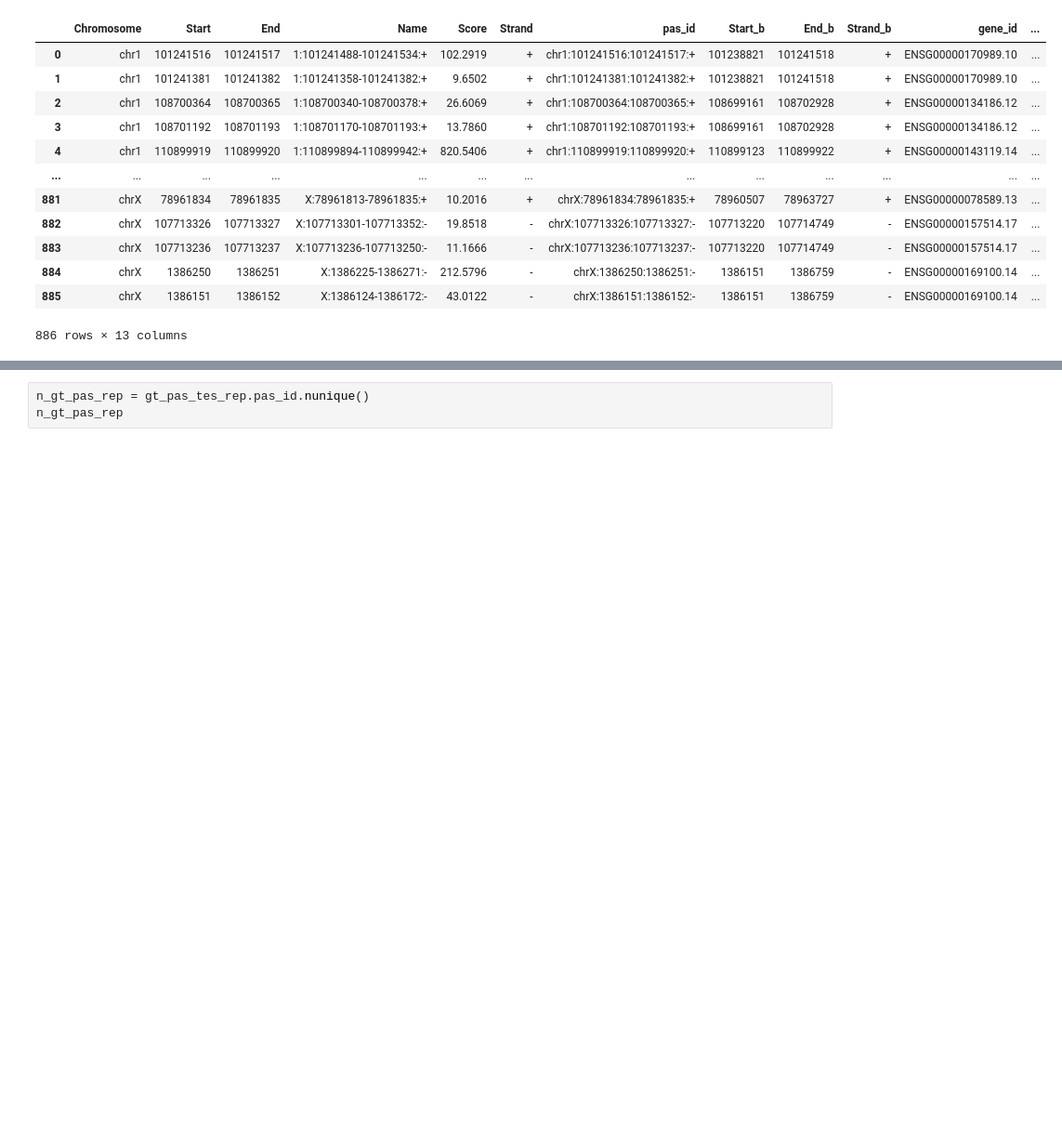
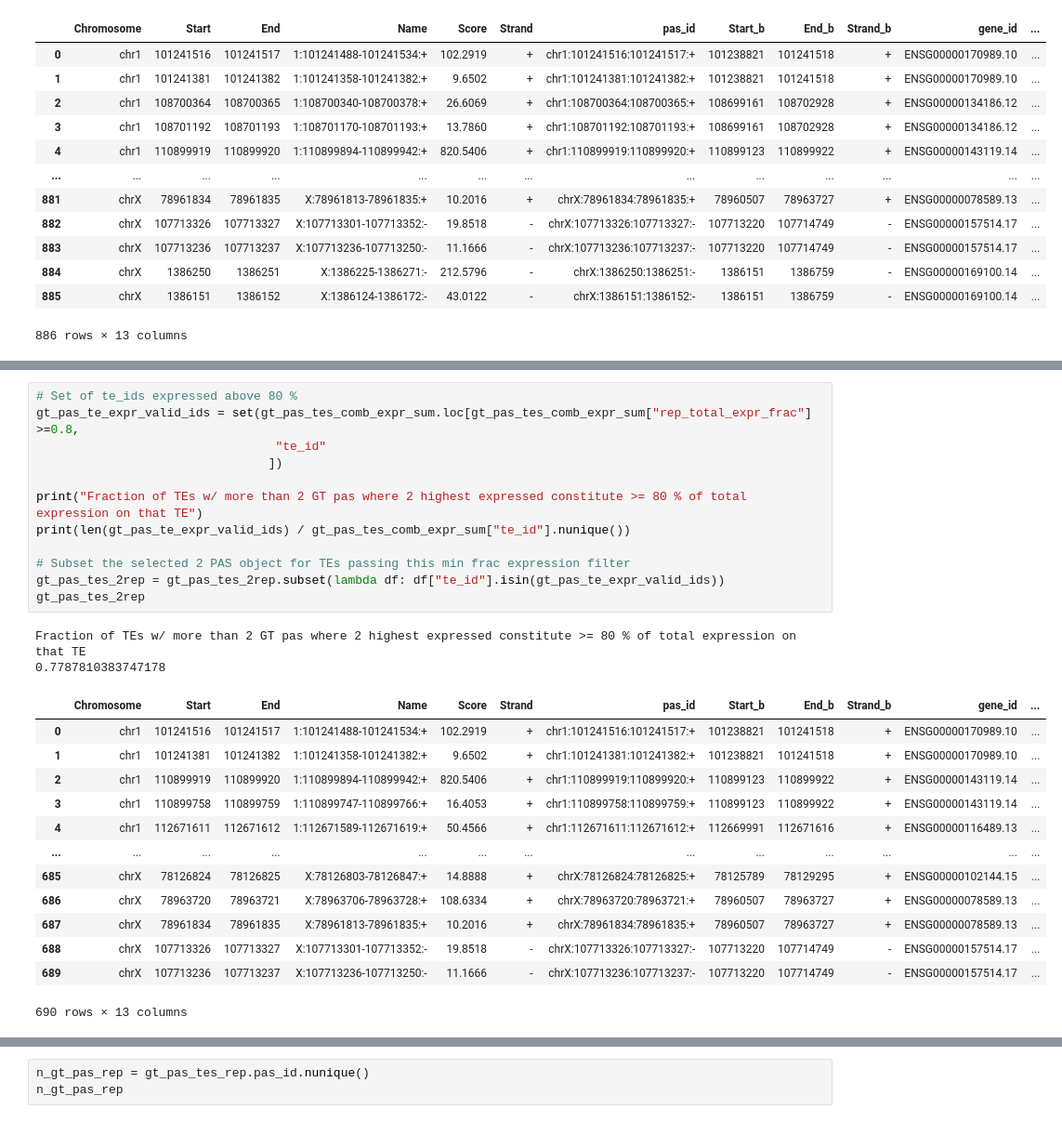
Before and after one commit to iRNA-COSI/APAeval, a Jupyter notebook: summary_workflows/relative_quantification/poc/relative_quant_poc.ipynb, the cells around one changed output, grey strips where cells are left out. Shown at 93% size. Saved outputs shown, nothing was run; the diff lists cells and outputs as text; blank space fills up the shorter version.

```diff
--- a/summary_workflows/relative_quantification/poc/relative_quant_poc.ipynb
+++ b/summary_workflows/relative_quantification/poc/relative_quant_poc.ipynb
@@ -784,3 +862,31 @@ gt_pas_tes_2rep
+# %%
+# Set of te_ids expressed above 80 %
+gt_pas_te_expr_valid_ids = set(gt_pas_tes_comb_expr_sum.loc[gt_pas_tes_comb_expr_sum["rep_total_expr_frac"] >=0.8,
+                                 "te_id"
+                                ])
+
+print("Fraction of TEs w/ more than 2 GT pas where 2 highest expressed constitute >= 80 % of total expression on that TE")
+print(len(gt_pas_te_expr_valid_ids) / gt_pas_tes_comb_expr_sum["te_id"].nunique())
+
+# Subset the selected 2 PAS object for TEs passing this min frac expression filter
+gt_pas_tes_2rep = gt_pas_tes_2rep.subset(lambda df: df["te_id"].isin(gt_pas_te_expr_valid_ids))
+gt_pas_tes_2rep
+# %% [output]
+Fraction of TEs w/ more than 2 GT pas where 2 highest expressed constitute >= 80 % of total expression on that TE
+0.7787810383747178
+|  | Chromosome | Start | End | Name | Score | Strand | pas_id | Start_b | End_b | Strand_b | gene_id | ... |
+| 0 | chr1 | 101241516 | 101241517 | 1:101241488-101241534:+ | 102.2919 | + | chr1:101241516:101241517:+ | 101238821 | 101241518 | + | ENSG00000170989.10 | ... |
+| 1 | chr1 | 101241381 | 101241382 | 1:101241358-101241382:+ | 9.6502 | + | chr1:101241381:101241382:+ | 101238821 | 101241518 | + | ENSG00000170989.10 | ... |
+| 2 | chr1 | 110899919 | 110899920 | 1:110899894-110899942:+ | 820.5406 | + | chr1:110899919:110899920:+ | 110899123 | 110899922 | + | ENSG00000143119.14 | ... |
+| 3 | chr1 | 110899758 | 110899759 | 1:110899747-110899766:+ | 16.4053 | + | chr1:110899758:110899759:+ | 110899123 | 110899922 | + | ENSG00000143119.14 | ... |
+| 4 | chr1 | 112671611 | 112671612 | 1:112671589-112671619:+ | 50.4566 | + | chr1:112671611:112671612:+ | 112669991 | 112671616 | + | ENSG00000116489.13 | ... |
+| ... | ... | ... | ... | ... | ... | ... | ... | ... | ... | ... | ... | ... |
+| 685 | chrX | 78126824 | 78126825 | X:78126803-78126847:+ | 14.8888 | + | chrX:78126824:78126825:+ | 78125789 | 78129295 | + | ENSG00000102144.15 | ... |
+| 686 | chrX | 78963720 | 78963721 | X:78963706-78963728:+ | 108.6334 | + | chrX:78963720:78963721:+ | 78960507 | 78963727 | + | ENSG00000078589.13 | ... |
+| 687 | chrX | 78961834 | 78961835 | X:78961813-78961835:+ | 10.2016 | + | chrX:78961834:78961835:+ | 78960507 | 78963727 | + | ENSG00000078589.13 | ... |
+| 688 | chrX | 107713326 | 107713327 | X:107713301-107713352:- | 19.8518 | - | chrX:107713326:107713327:- | 107713220 | 107714749 | - | ENSG00000157514.17 | ... |
+| 689 | chrX | 107713236 | 107713237 | X:107713236-107713250:- | 11.1666 | - | chrX:107713236:107713237:- | 107713220 | 107714749 | - | ENSG00000157514.17 | ... |
+690 rows × 13 columns
 # %%
 # Combine selected 2 with other PAS on TEs with only 2 PAS to get final list of GT PAS
 gt_pas_tes_rep = pr.concat([gt_pas_tes.subset(lambda df: df["NumberOverlaps"] == 2), gt_pas_tes_2rep])
```
Also changed, not shown: parts of 7 cells of this notebook.
